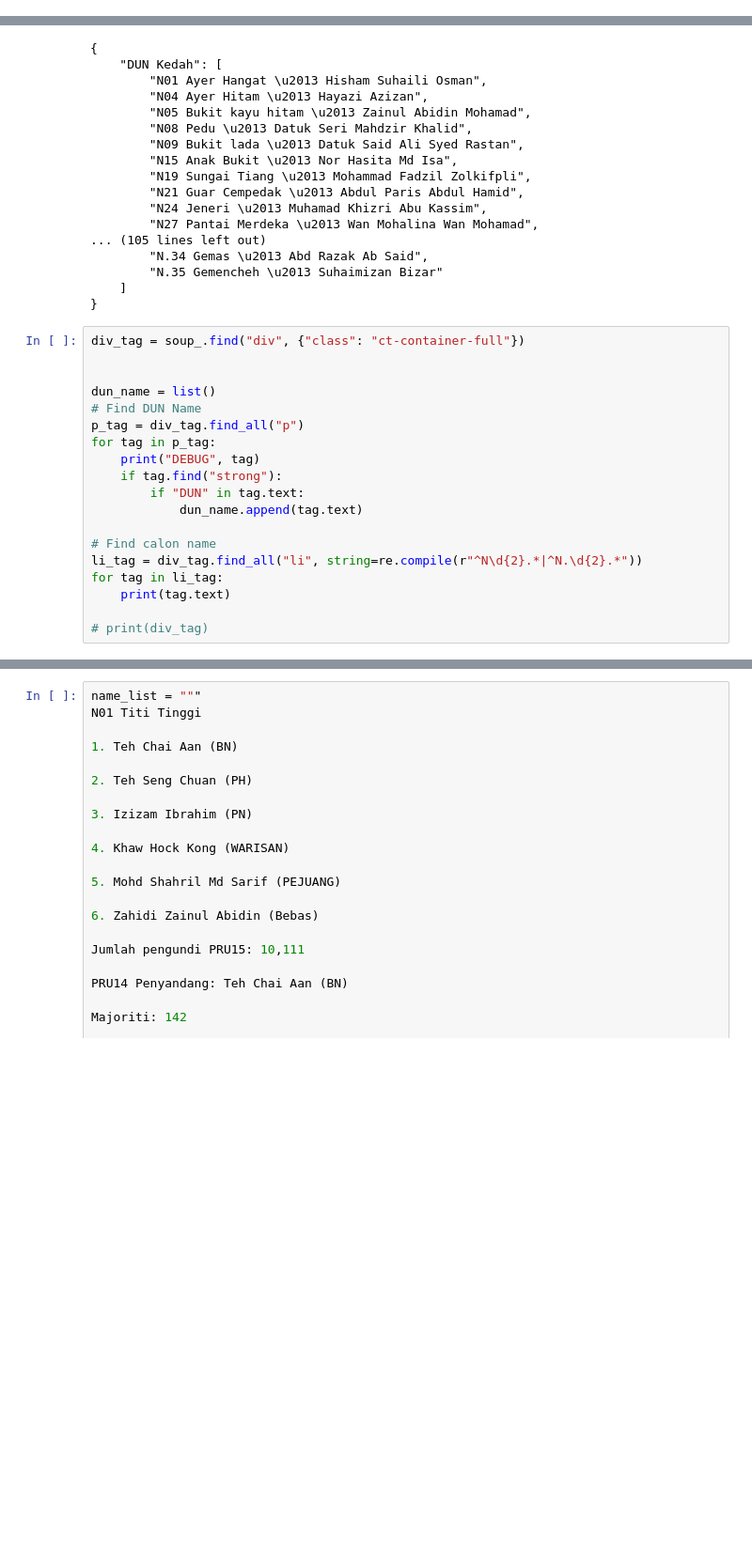
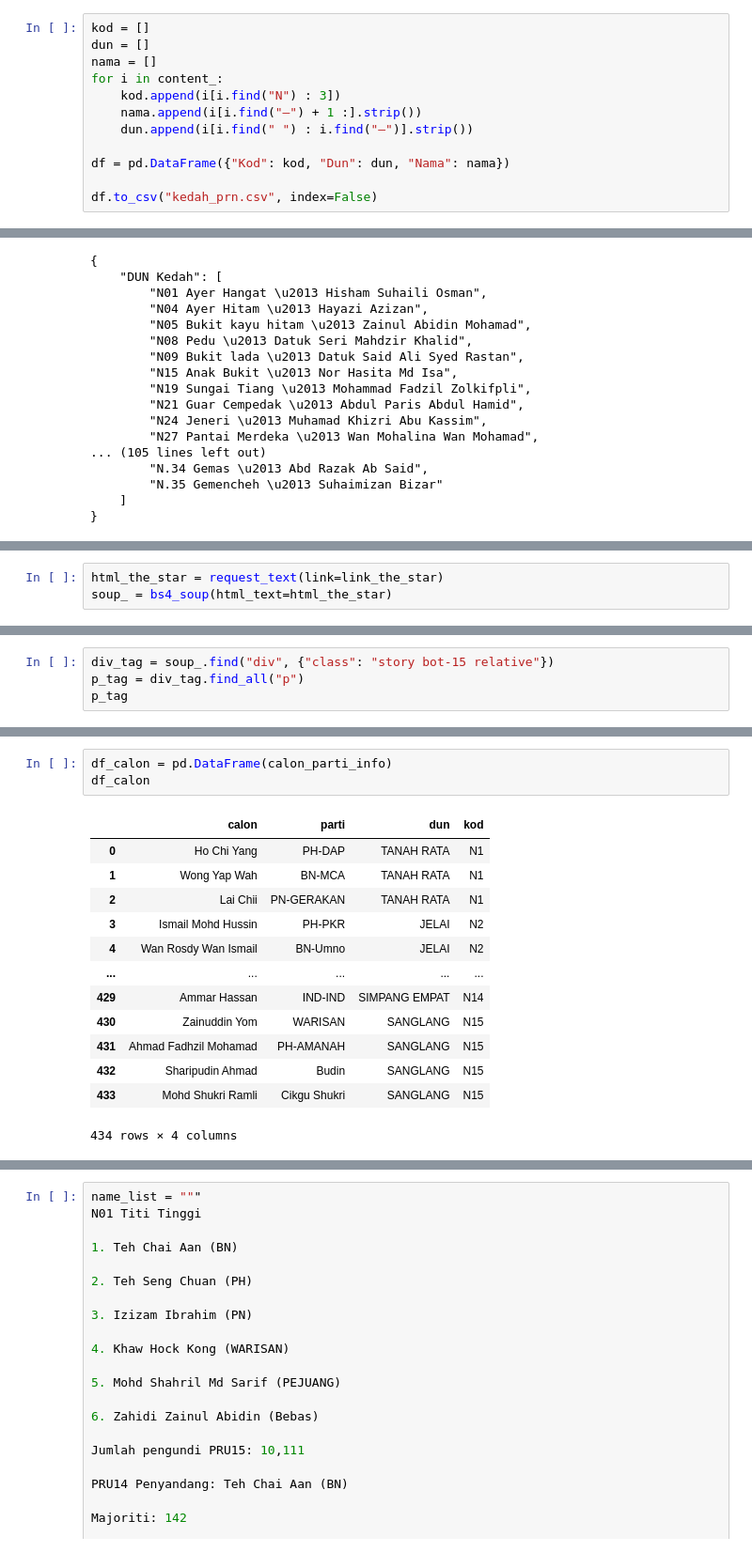
Before and after one commit to INVOKE-Analytics/prn_calon_scraper, a Jupyter notebook: scrap.ipynb, the cells around one changed output, grey strips where cells are left out. Shown: that part at 94% size. Saved outputs shown, nothing was run; the diff lists cells and outputs as text; blank space fills up the shorter version.

Commit message:
update code, add unprocess and processed json table

```diff
--- a/scrap.ipynb
+++ b/scrap.ipynb
@@ -136,2 +161,14 @@ print(html_text)
+# %%
+kod = []
+dun = []
+nama = []
+for i in content_:
+    kod.append(i[i.find("N") : 3])
+    nama.append(i[i.find("–") + 1 :].strip())
+    dun.append(i[i.find(" ") : i.find("–")].strip())
+
+df = pd.DataFrame({"Kod": kod, "Dun": dun, "Nama": nama})
+
+df.to_csv("kedah_prn.csv", index=False)
 # %%
 from itertools import zip_longest
@@ -215,22 +272,3 @@ with open("candidate.json", "r") as f:
         "N.35 Gemencheh \u2013 Suhaimizan Bizar"
     ]
 }
-# %%
-div_tag = soup_.find("div", {"class": "ct-container-full"})
-
-
-dun_name = list()
-# Find DUN Name
-p_tag = div_tag.find_all("p")
-for tag in p_tag:
-    print("DEBUG", tag)
-    if tag.find("strong"):
-        if "DUN" in tag.text:
-            dun_name.append(tag.text)
-
-# Find calon name
-li_tag = div_tag.find_all("li", string=re.compile(r"^N\d{2}.*|^N.\d{2}.*"))
-for tag in li_tag:
-    print(tag.text)
-
-# print(div_tag)
@@ -254,0 +277,3 @@ N.35 Gemencheh – Suhaimizan Bizar
+# %%
+html_the_star = request_text(link=link_the_star)
+soup_ = bs4_soup(html_text=html_the_star)
@@ -254,0 +282,4 @@ N.35 Gemencheh – Suhaimizan Bizar
+# %%
+div_tag = soup_.find("div", {"class": "story bot-15 relative"})
+p_tag = div_tag.find_all("p")
+p_tag
@@ -254,0 +375,17 @@ N.35 Gemencheh – Suhaimizan Bizar
+# %%
+df_calon = pd.DataFrame(calon_parti_info)
+df_calon
+# %% [output]
+|  | calon | parti | dun | kod |
+| 0 | Ho Chi Yang | PH-DAP | TANAH RATA | N1 |
+| 1 | Wong Yap Wah | BN-MCA | TANAH RATA | N1 |
+| 2 | Lai Chii | PN-GERAKAN | TANAH RATA | N1 |
+| 3 | Ismail Mohd Hussin | PH-PKR | JELAI | N2 |
+| 4 | Wan Rosdy Wan Ismail | BN-Umno | JELAI | N2 |
+| ... | ... | ... | ... | ... |
+| 429 | Ammar Hassan | IND-IND | SIMPANG EMPAT | N14 |
+| 430 | Zainuddin Yom | WARISAN | SANGLANG | N15 |
+| 431 | Ahmad Fadhzil Mohamad | PH-AMANAH | SANGLANG | N15 |
+| 432 | Sharipudin Ahmad | Budin | SANGLANG | N15 |
+| 433 | Mohd Shukri Ramli | Cikgu Shukri | SANGLANG | N15 |
+434 rows × 4 columns
```
Also changed, not shown: parts of 24 cells of this notebook, 4 other files.
